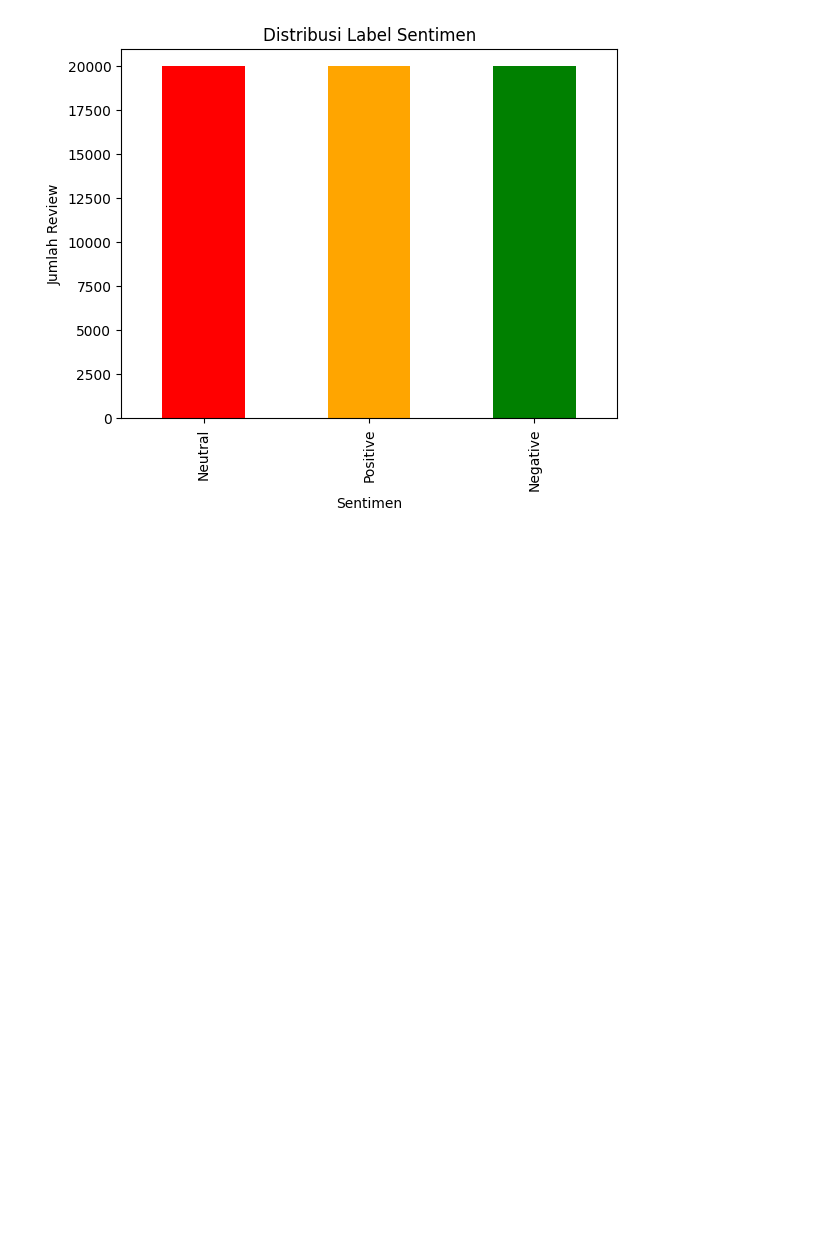
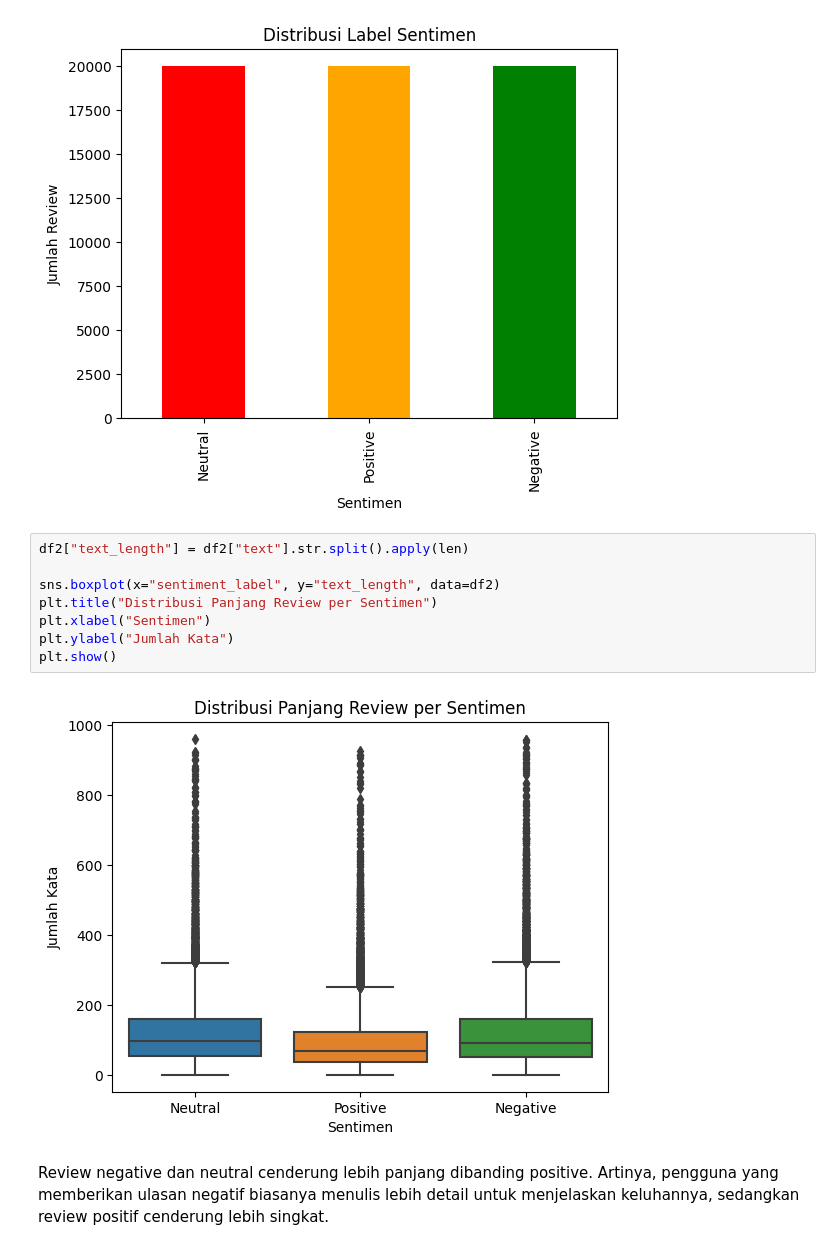
Before and after one commit to Jakij4ki/yelp-sentiment-analysis, a Jupyter notebook: EDA/Percobaan_EDA.ipynb, the cells around one changed output. Drawn from its saved outputs; the diff is of its cells as text; blank space fills up the shorter version.

```diff
--- a/EDA/Percobaan_EDA.ipynb
+++ b/EDA/Percobaan_EDA.ipynb
@@ -233,3 +244,15 @@ plt.ylabel("Jumlah Review")
 plt.show()
 # %% [output]
 [figure]
+# %%
+df2["text_length"] = df2["text"].str.split().apply(len)
+
+sns.boxplot(x="sentiment_label", y="text_length", data=df2)
+plt.title("Distribusi Panjang Review per Sentimen")
+plt.xlabel("Sentimen")
+plt.ylabel("Jumlah Kata")
+plt.show()
+# %% [output]
+[figure, added]
+# %% [markdown]
+Review negative dan neutral cenderung lebih panjang dibanding positive. Artinya, pengguna yang memberikan ulasan negatif biasanya menulis lebih detail untuk menjelaskan keluhannya, sedangkan review positif cenderung lebih singkat.
```
Also changed, not shown: parts of 12 cells of this notebook.
